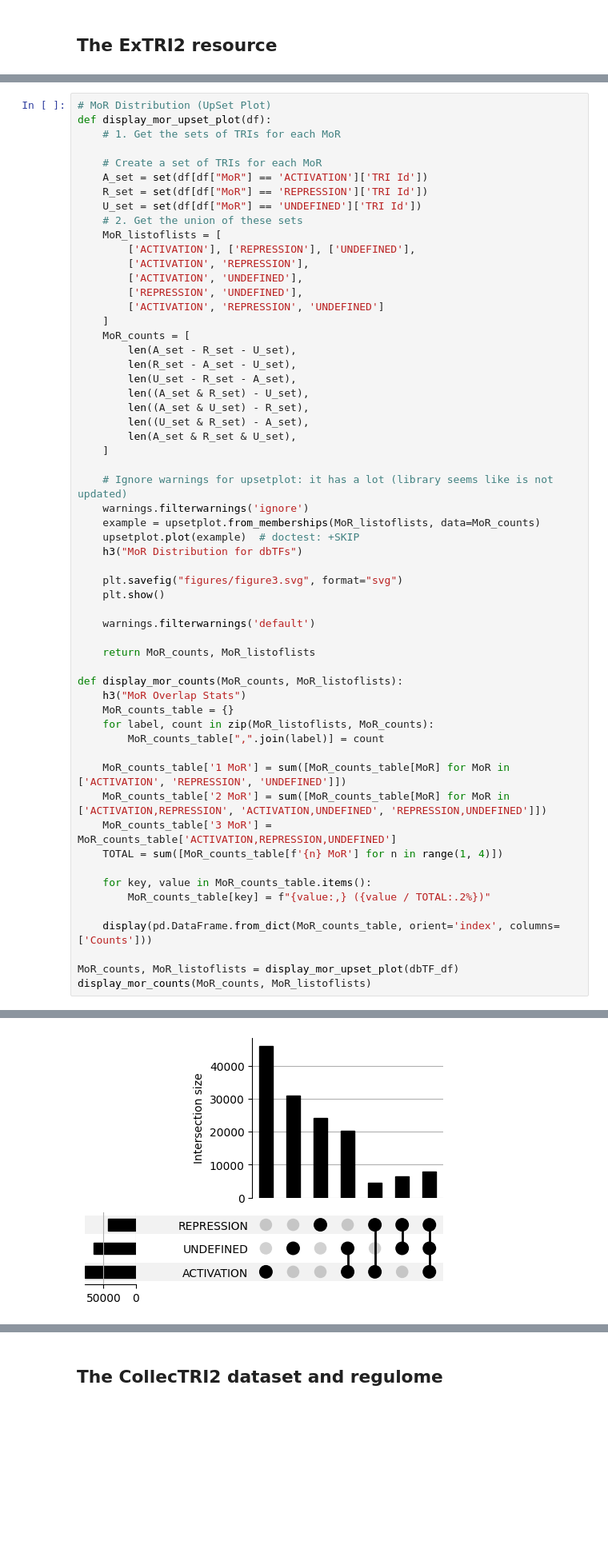
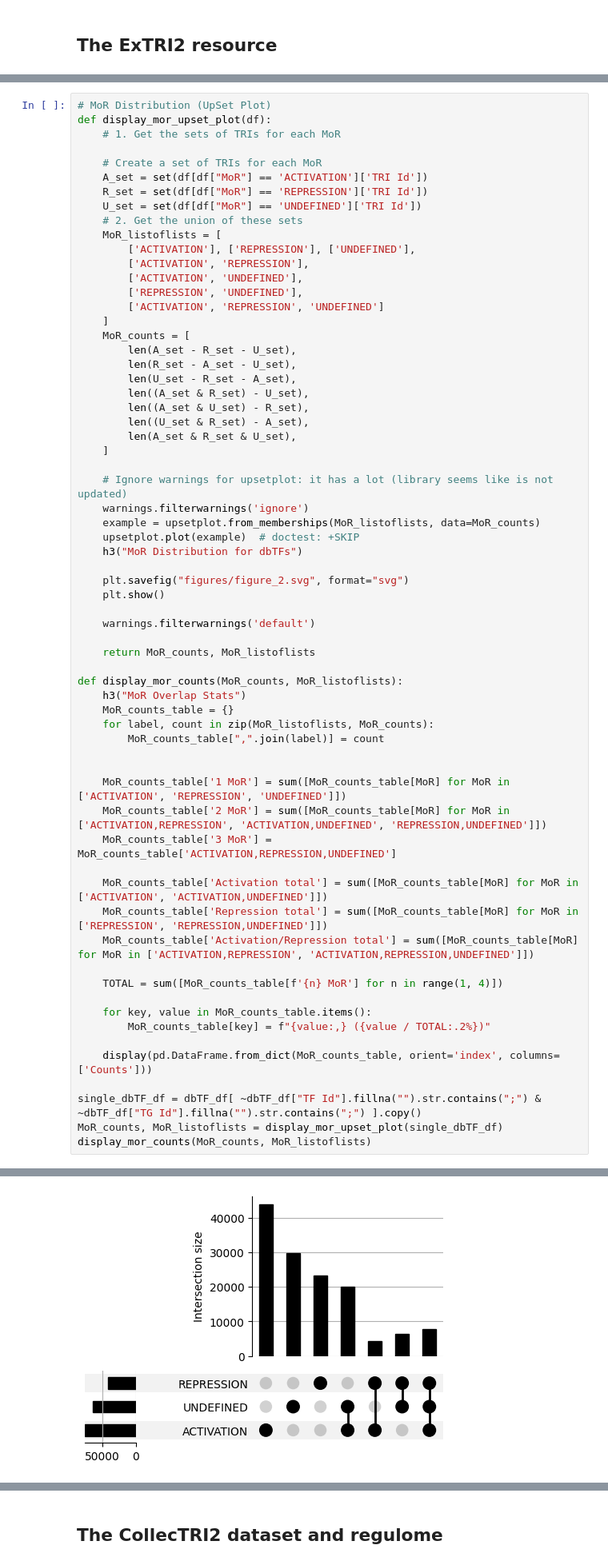
Before and after one commit to Rbbt-Workflows/ExTRI2, a Jupyter notebook: analysis/repo_to_paper.ipynb, the cells around one changed output, grey strips where cells are left out. Shown at 80% size. Saved outputs shown, nothing was run; the diff lists cells and outputs as text; blank space fills up the shorter version.

```diff
--- a/analysis/repo_to_paper.ipynb
+++ b/analysis/repo_to_paper.ipynb
@@ -985,35 +984,42 @@ def display_mor_upset_plot(df):
     warnings.filterwarnings('ignore')
     example = upsetplot.from_memberships(MoR_listoflists, data=MoR_counts)
     upsetplot.plot(example)  # doctest: +SKIP
     h3("MoR Distribution for dbTFs")
 
-    plt.savefig("figures/figure3.svg", format="svg")
+    plt.savefig("figures/figure_2.svg", format="svg")
     plt.show()
 
     warnings.filterwarnings('default')
 
     return MoR_counts, MoR_listoflists
 
 def display_mor_counts(MoR_counts, MoR_listoflists):
     h3("MoR Overlap Stats")
     MoR_counts_table = {}
     for label, count in zip(MoR_listoflists, MoR_counts):
         MoR_counts_table[",".join(label)] = count
 
+
     MoR_counts_table['1 MoR'] = sum([MoR_counts_table[MoR] for MoR in ['ACTIVATION', 'REPRESSION', 'UNDEFINED']])
     MoR_counts_table['2 MoR'] = sum([MoR_counts_table[MoR] for MoR in ['ACTIVATION,REPRESSION', 'ACTIVATION,UNDEFINED', 'REPRESSION,UNDEFINED']])
     MoR_counts_table['3 MoR'] = MoR_counts_table['ACTIVATION,REPRESSION,UNDEFINED']
+
+    MoR_counts_table['Activation total'] = sum([MoR_counts_table[MoR] for MoR in ['ACTIVATION', 'ACTIVATION,UNDEFINED']])
+    MoR_counts_table['Repression total'] = sum([MoR_counts_table[MoR] for MoR in ['REPRESSION', 'REPRESSION,UNDEFINED']])
+    MoR_counts_table['Activation/Repression total'] = sum([MoR_counts_table[MoR] for MoR in ['ACTIVATION,REPRESSION', 'ACTIVATION,REPRESSION,UNDEFINED']])
+
     TOTAL = sum([MoR_counts_table[f'{n} MoR'] for n in range(1, 4)])
 
     for key, value in MoR_counts_table.items():
         MoR_counts_table[key] = f"{value:,} ({value / TOTAL:.2%})"
 
     display(pd.DataFrame.from_dict(MoR_counts_table, orient='index', columns=['Counts']))
 
-MoR_counts, MoR_listoflists = display_mor_upset_plot(dbTF_df)
+single_dbTF_df = dbTF_df[ ~dbTF_df["TF Id"].fillna("").str.contains(";") & ~dbTF_df["TG Id"].fillna("").str.contains(";") ].copy()
+MoR_counts, MoR_listoflists = display_mor_upset_plot(single_dbTF_df)
 display_mor_counts(MoR_counts, MoR_listoflists)
 # %% [output]
 <h3>MoR Distribution for dbTFs</h3>
-[figure, old version]
+[figure, new version]
 <h3>MoR Overlap Stats</h3>
 |  | Counts |
```
Also changed, not shown: parts of 8 cells of this notebook, 3 other files.
